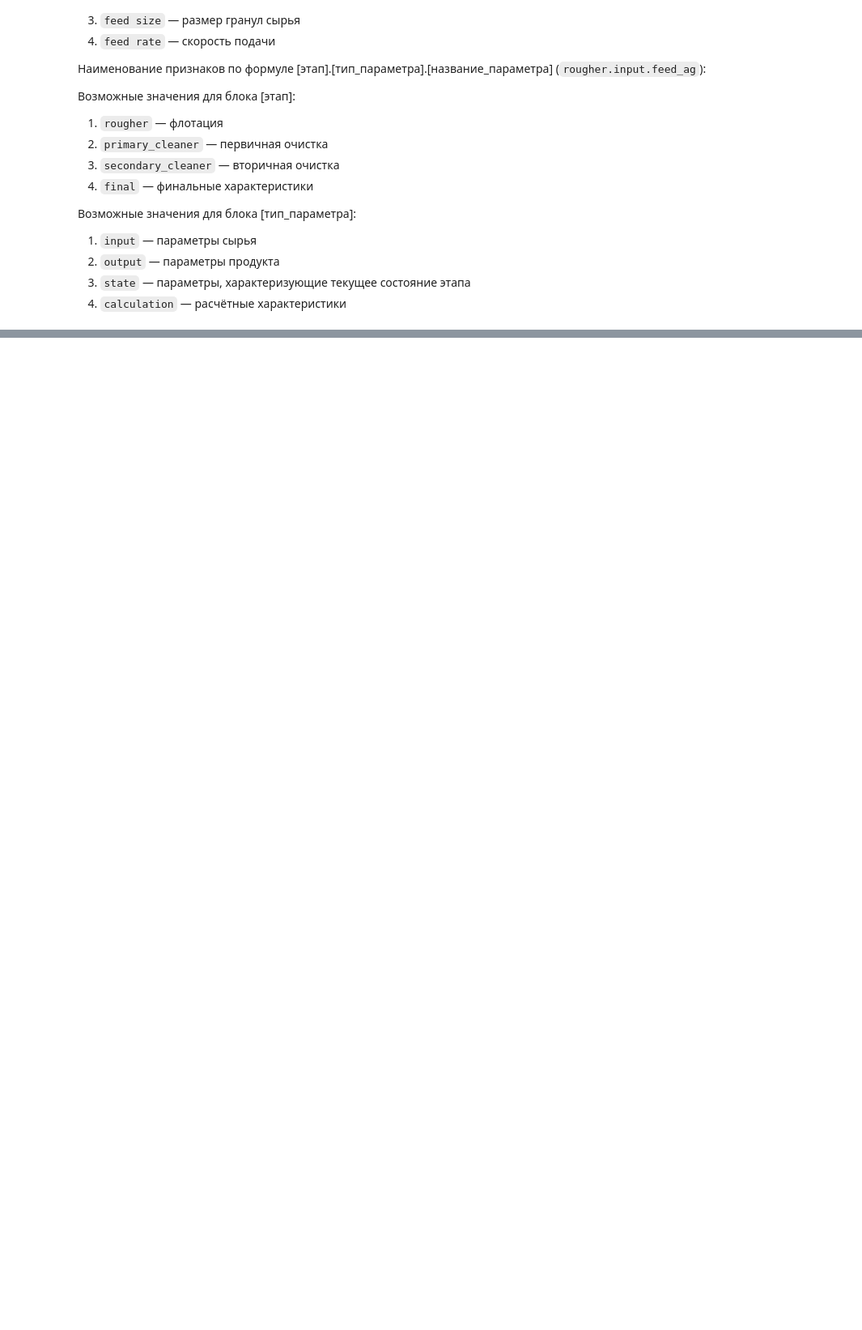
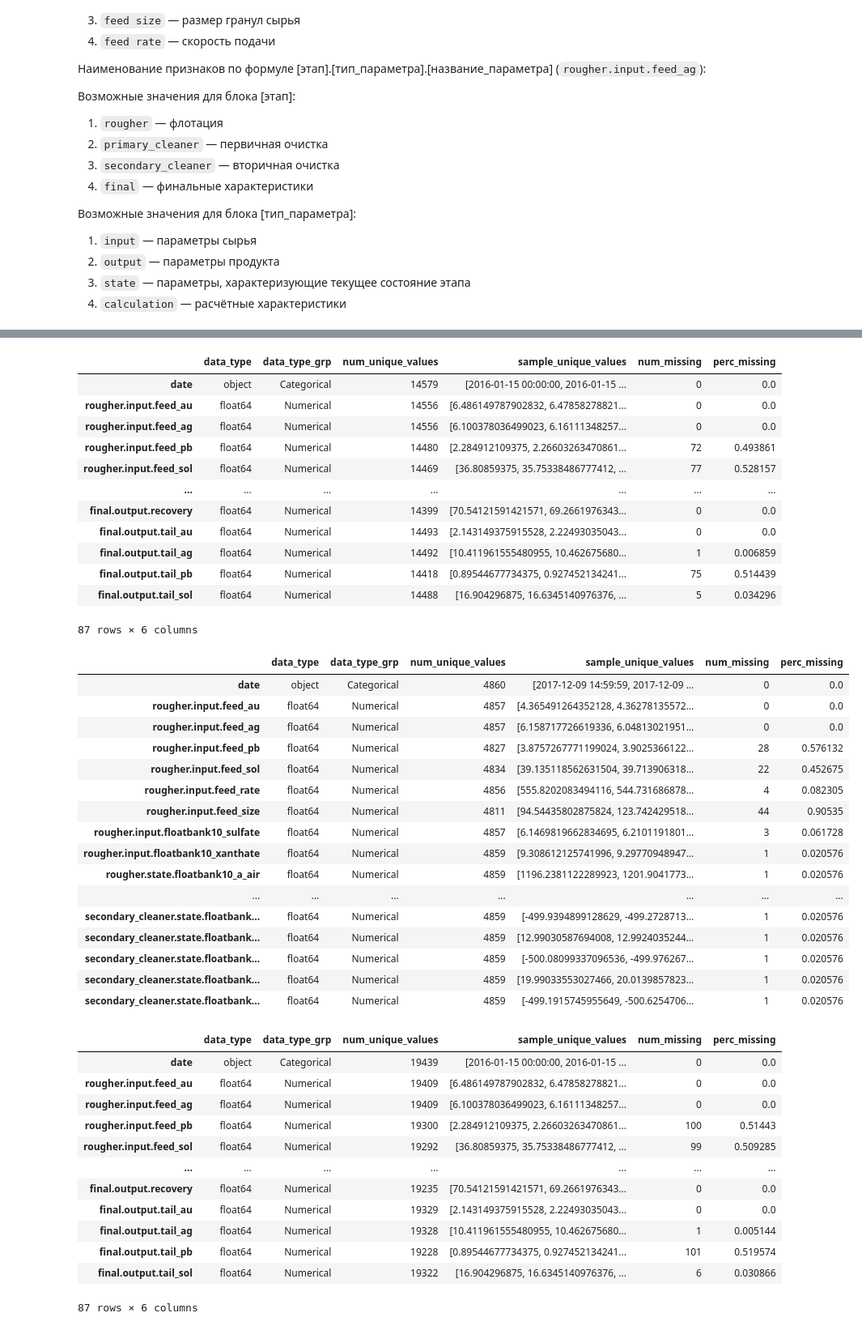
Before and after one commit to mskhmelik/yandex_data_science, a Jupyter notebook: Project_4/prj_gold_mining.ipynb, the cells around one changed output, grey strips where cells are left out. Shown at 81% size. Saved outputs shown, nothing was run; the diff lists cells and outputs as text; code cells hidden in the pictures; blank space fills up the shorter version.

```diff
--- a/Project_4/prj_gold_mining.ipynb
+++ b/Project_4/prj_gold_mining.ipynb
@@ -101,0 +111,47 @@ except:
+# %%
+for file_name in FILE_NAMES:
+    display(eda.df_info(dct_splits[file_name]))
+# %% [output]
+|  | data_type | data_type_grp | num_unique_values | sample_unique_values | num_missing | perc_missing |
+| date | object | Categorical | 14579 | [2016-01-15 00:00:00, 2016-01-15 ... | 0 | 0.0 |
+| rougher.input.feed_au | float64 | Numerical | 14556 | [6.486149787902832, 6.47858278821... | 0 | 0.0 |
+| rougher.input.feed_ag | float64 | Numerical | 14556 | [6.100378036499023, 6.16111348257... | 0 | 0.0 |
+| rougher.input.feed_pb | float64 | Numerical | 14480 | [2.284912109375, 2.26603263470861... | 72 | 0.493861 |
+| rougher.input.feed_sol | float64 | Numerical | 14469 | [36.80859375, 35.75338486777412, ... | 77 | 0.528157 |
+| ... | ... | ... | ... | ... | ... | ... |
+| final.output.recovery | float64 | Numerical | 14399 | [70.54121591421571, 69.2661976343... | 0 | 0.0 |
+| final.output.tail_au | float64 | Numerical | 14493 | [2.143149375915528, 2.22493035043... | 0 | 0.0 |
+| final.output.tail_ag | float64 | Numerical | 14492 | [10.411961555480955, 10.462675680... | 1 | 0.006859 |
+| final.output.tail_pb | float64 | Numerical | 14418 | [0.89544677734375, 0.927452134241... | 75 | 0.514439 |
+| final.output.tail_sol | float64 | Numerical | 14488 | [16.904296875, 16.6345140976376, ... | 5 | 0.034296 |
+87 rows × 6 columns
+|  | data_type | data_type_grp | num_unique_values | sample_unique_values | num_missing | perc_missing |
+| date | object | Categorical | 4860 | [2017-12-09 14:59:59, 2017-12-09 ... | 0 | 0.0 |
+| rougher.input.feed_au | float64 | Numerical | 4857 | [4.365491264352128, 4.36278135572... | 0 | 0.0 |
+| rougher.input.feed_ag | float64 | Numerical | 4857 | [6.158717726619336, 6.04813021951... | 0 | 0.0 |
+| rougher.input.feed_pb | float64 | Numerical | 4827 | [3.8757267771199024, 3.9025366122... | 28 | 0.576132 |
+| rougher.input.feed_sol | float64 | Numerical | 4834 | [39.135118562631504, 39.713906318... | 22 | 0.452675 |
+| rougher.input.feed_rate | float64 | Numerical | 4856 | [555.8202083494116, 544.731686878... | 4 | 0.082305 |
+| rougher.input.feed_size | float64 | Numerical | 4811 | [94.54435802875824, 123.742429518... | 44 | 0.90535 |
+| rougher.input.floatbank10_sulfate | float64 | Numerical | 4857 | [6.1469819662834695, 6.2101191801... | 3 | 0.061728 |
+| rougher.input.floatbank10_xanthate | float64 | Numerical | 4859 | [9.308612125741996, 9.29770948947... | 1 | 0.020576 |
+| rougher.state.floatbank10_a_air | float64 | Numerical | 4859 | [1196.2381122289923, 1201.9041773... | 1 | 0.020576 |
+| ... | ... | ... | ... | ... | ... | ... |
+| secondary_cleaner.state.floatbank... | float64 | Numerical | 4859 | [-499.9394899128629, -499.2728713... | 1 | 0.020576 |
+| secondary_cleaner.state.floatbank... | float64 | Numerical | 4859 | [12.99030587694008, 12.9924035244... | 1 | 0.020576 |
+| secondary_cleaner.state.floatbank... | float64 | Numerical | 4859 | [-500.08099337096536, -499.976267... | 1 | 0.020576 |
+| secondary_cleaner.state.floatbank... | float64 | Numerical | 4859 | [19.99033553027466, 20.0139857823... | 1 | 0.020576 |
+| secondary_cleaner.state.floatbank... | float64 | Numerical | 4859 | [-499.1915745955649, -500.6254706... | 1 | 0.020576 |
+|  | data_type | data_type_grp | num_unique_values | sample_unique_values | num_missing | perc_missing |
+| date | object | Categorical | 19439 | [2016-01-15 00:00:00, 2016-01-15 ... | 0 | 0.0 |
+| rougher.input.feed_au | float64 | Numerical | 19409 | [6.486149787902832, 6.47858278821... | 0 | 0.0 |
+| rougher.input.feed_ag | float64 | Numerical | 19409 | [6.100378036499023, 6.16111348257... | 0 | 0.0 |
+| rougher.input.feed_pb | float64 | Numerical | 19300 | [2.284912109375, 2.26603263470861... | 100 | 0.51443 |
+| rougher.input.feed_sol | float64 | Numerical | 19292 | [36.80859375, 35.75338486777412, ... | 99 | 0.509285 |
+| ... | ... | ... | ... | ... | ... | ... |
+| final.output.recovery | float64 | Numerical | 19235 | [70.54121591421571, 69.2661976343... | 0 | 0.0 |
+| final.output.tail_au | float64 | Numerical | 19329 | [2.143149375915528, 2.22493035043... | 0 | 0.0 |
+| final.output.tail_ag | float64 | Numerical | 19328 | [10.411961555480955, 10.462675680... | 1 | 0.005144 |
+| final.output.tail_pb | float64 | Numerical | 19228 | [0.89544677734375, 0.927452134241... | 101 | 0.519574 |
+| final.output.tail_sol | float64 | Numerical | 19322 | [16.904296875, 16.6345140976376, ... | 6 | 0.030866 |
+87 rows × 6 columns
```
Also changed, not shown: parts of 7 cells of this notebook.
